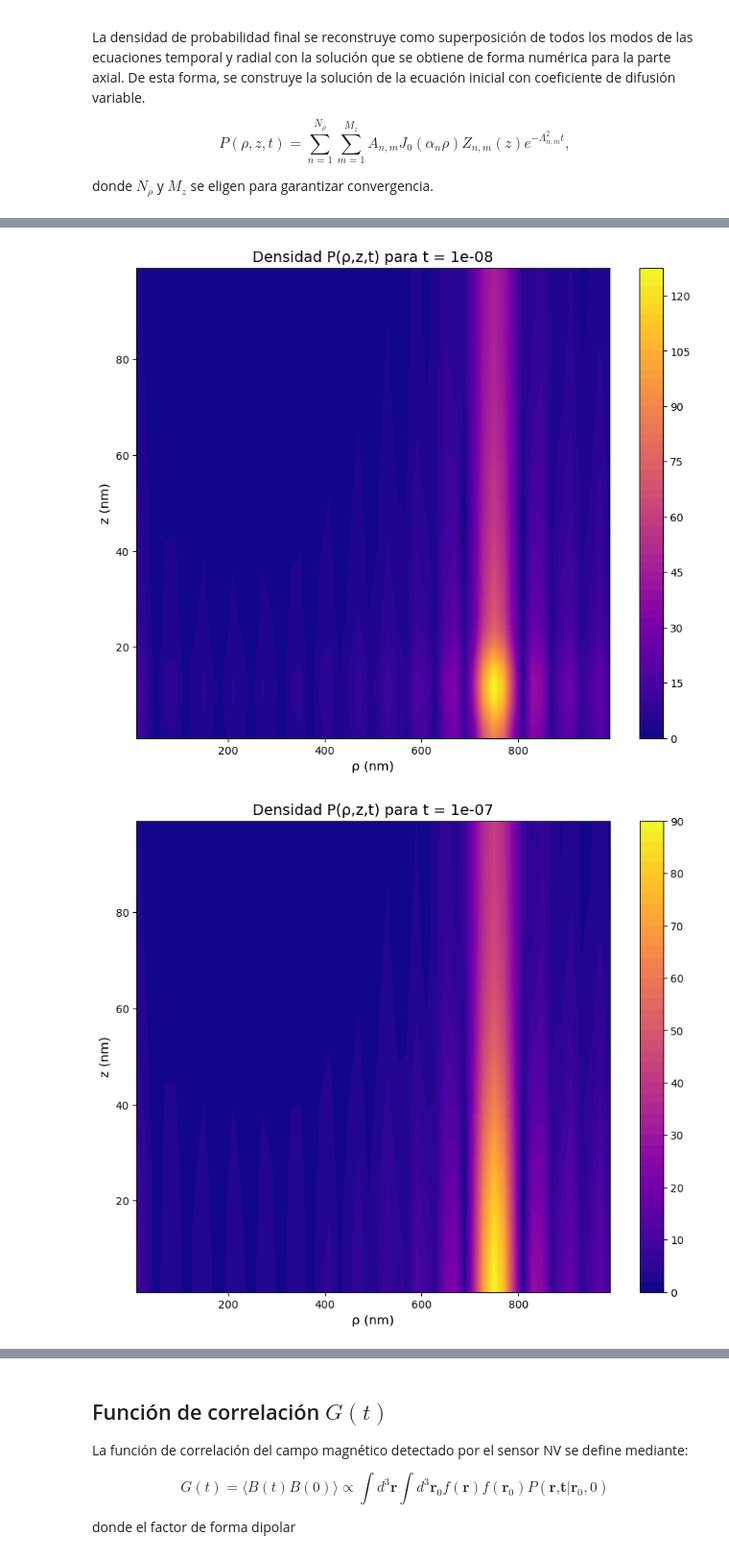
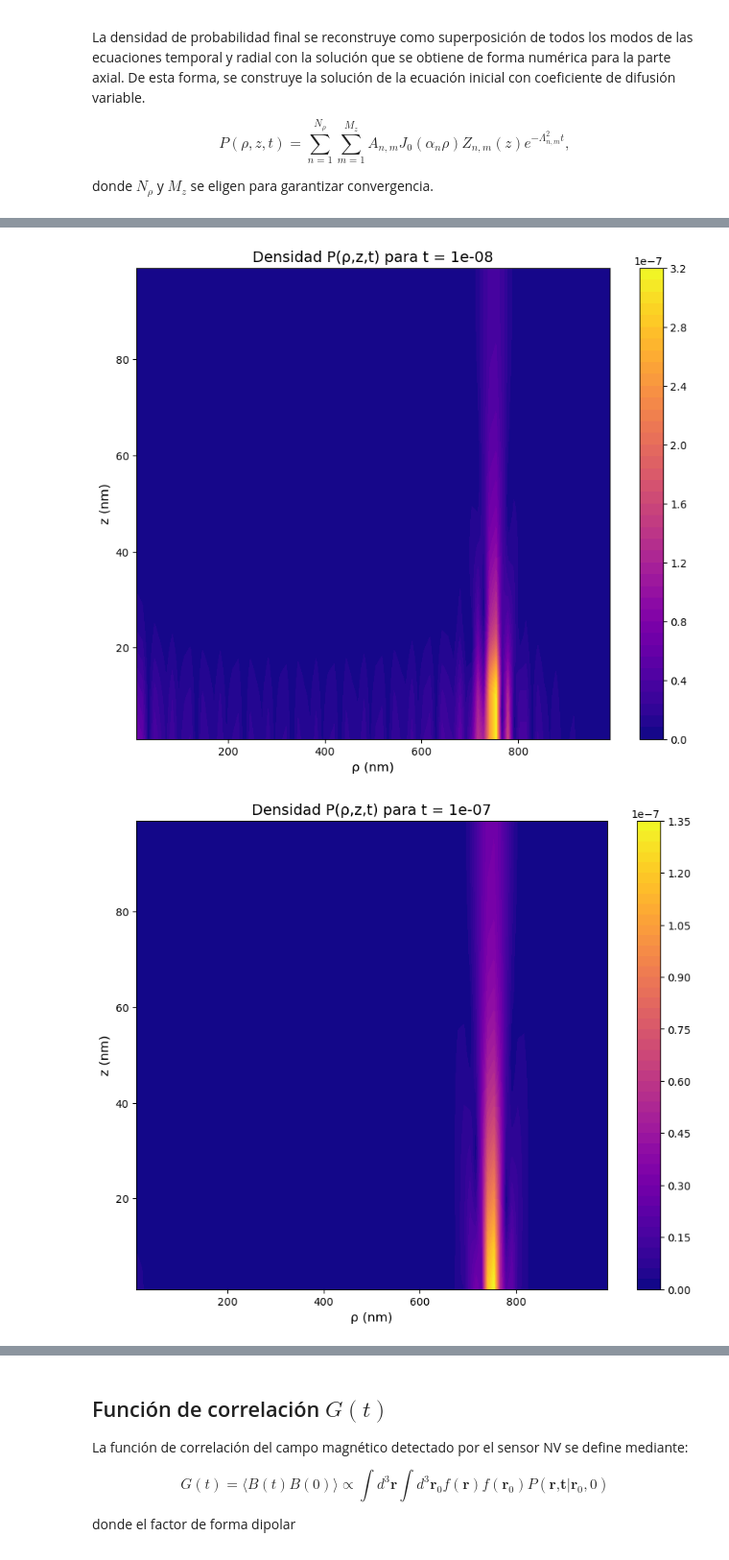
Before and after one commit to allanyst/tfm-efectos-superficie-nano-rmn, a Jupyter notebook: TFM_V5.ipynb, the cells around one changed output, grey strips where cells are left out. Shown at 96% size. Saved outputs shown, nothing was run; the diff lists cells and outputs as text; code cells hidden in the pictures.

Commit message:
Se corrige normalización

```diff
--- a/TFM_V5.ipynb
+++ b/TFM_V5.ipynb
@@ -23,8 +23,8 @@ R = 1e-6 * 1e9       # 1e-6 m -> 1000 nm
 z_c = 10             # 10 nm (altura crítica)
 delta = 2            # 1 nm (ancho de transición)
 lambda_param = 0.5   # en nm⁻¹
-n_modes_radial = 16  # Cantidad de modos de R(ρ)
-m_max = 16           # Cantidad de modos de Z(z)
+n_modes_radial = 50  # Cantidad de modos de R(ρ)
+m_max = 50           # Cantidad de modos de Z(z)
 N_z = 1000           # Número de nodos en z
 alpha_grid = 3.0     # Aglomeramiento de nodos cerca de z=0
 varkappa = 0         # nm/s
@@ -363,4 +333,12 @@ plt.close()
 # %%
+ # Normalizar los modos axiales en z
+for n in range(n_modes_radial):
+    for m in range(m_max):
+        # norm = np.sqrt(np.trapz(eigenvectors_ax[n][:, m]**2, z))
+        norm = np.sqrt(np.trapz(eigenvectors_ax[n][:, m]**2, z))
+        if norm != 0:
+            eigenvectors_ax[n][:, m] /= norm
+
 # Graficar algunos modos axiales
 plt.figure(figsize=(10,6))
 for n in range(3,6): # range(min(3, n_modes_radial)):
@@ -400,7 +378,7 @@ def T(t, lam):
 # Graficamos T(t) para los modos del sistema axial
 
 plt.figure(figsize=(10,6))
-t_plot = np.logspace(-12, -3, 100)
+t_plot = np.logspace(-12, 0, 100)
 for n in range(min(3,n_modes_radial)):
     for m in range(min(3, m_max)):
         lam = eigenvalues_ax[n][m]
@@ -443,20 +421,14 @@ z0 = 10     # nm
 Z_interps = {}
 for n in range(n_modes_radial):
     # Z_interps[n] = [interp1d(z, eigenvectors_ax[n][:, m], bounds_error=False, fill_value=0.0) for m in range(m_max)]
-    Z_interps[n] = [CubicSpline(z, eigenvectors_ax[n][:, m], extrapolate=False) for m in range(m_max)]
+    Z_interps[n] = np.array([CubicSpline(z, eigenvectors_ax[n][:, m], extrapolate=False) for m in range(m_max)])
 
 def compute_A_nm(n):
-    # Calcula la norma en la dirección z para el modo m
-    Z_norms = np.array([quad(lambda z_val: Z_interps[n][m](z_val)**2 / D(z_val), z[0], z[-1], limit=300)[0] for m in range(m_max)])
     # Evalúa cada modo en z = 15 nm
     Z_m_z0 = np.array([Z_interps[n][m](z0) for m in range(m_max)])
     # Evalúa el modo radial en ρ0 = 750 nm
     J0_rho0 = jv(0, alpha_n[n] * rho0)
-    # Calcula la norma en la dirección rho para el modo n
-    R_norms = (R**2 / 2) * jv(1, alpha_n[n] * R)**2  # (R²/2) J₁²(j_{0,n}) ortogonalidad de las funciones de Bessel
-    # Filtrar (evitar divisiones por cero)
-    valid = (Z_norms > 1e-25) & (np.abs(Z_m_z0) > 1e-12)
-    return (J0_rho0 * Z_m_z0 * valid) / (2 * np.pi * R_norms * (Z_norms + 1e-30))
+    return (J0_rho0/R_norms[n] * Z_m_z0) / (2 * np.pi)
 
 A_nm = Parallel(n_jobs=4)(delayed(compute_A_nm)(n) for n in range(n_modes_radial))
 # %% [markdown]
@@ -481,13 +453,13 @@ def compute_P(rho_vals, z_vals, t):
             for n in range(n_modes_radial):
                 for m in range(m_max):
                     Z_val = Z_interps[n][m](z_val)
-                    T_val = np.exp(np.clip(-np.abs(eigenvalues_ax[n][m]) * t, -700, 700))
-                    s += A_nm[n][m] * J0_vals[n] * Z_val * T_val
+                    T_val = T(t,eigenvalues_ax[n][m])
+                    s += A_nm[n][m] * J0_vals[n]/R_norms[n] * Z_val * T_val
             P[j, i] = np.abs(s)
     return P
 
-rho_vals = np.linspace(0.01 * R, 0.99 * R, 50)
-z_vals = np.linspace(0.01*L, 0.99*L, 50)
+rho_vals = np.linspace(0.01 * R, 0.99 * R, 80)
+z_vals = np.linspace(0.01*L, 0.99*L, 80)
 for t_val in [1e-12,1e-11,1e-10,1e-9,1e-8,1e-7,1e-6,1e-5,1e-4,1e-3]:
     P_val = compute_P(rho_vals, z_vals, t=t_val)
 
@@ -508,2 +480,2 @@ for t_val in [1e-12,1e-11,1e-10,1e-9,1e-8,1e-7,1e-6,1e-5,1e-4,1e-3]:
-[figure, old version]
+[figure, new version]
-[figure, old version]
+[figure, new version]
```
Also changed, not shown: parts of 23 cells of this notebook, 33 other files.
